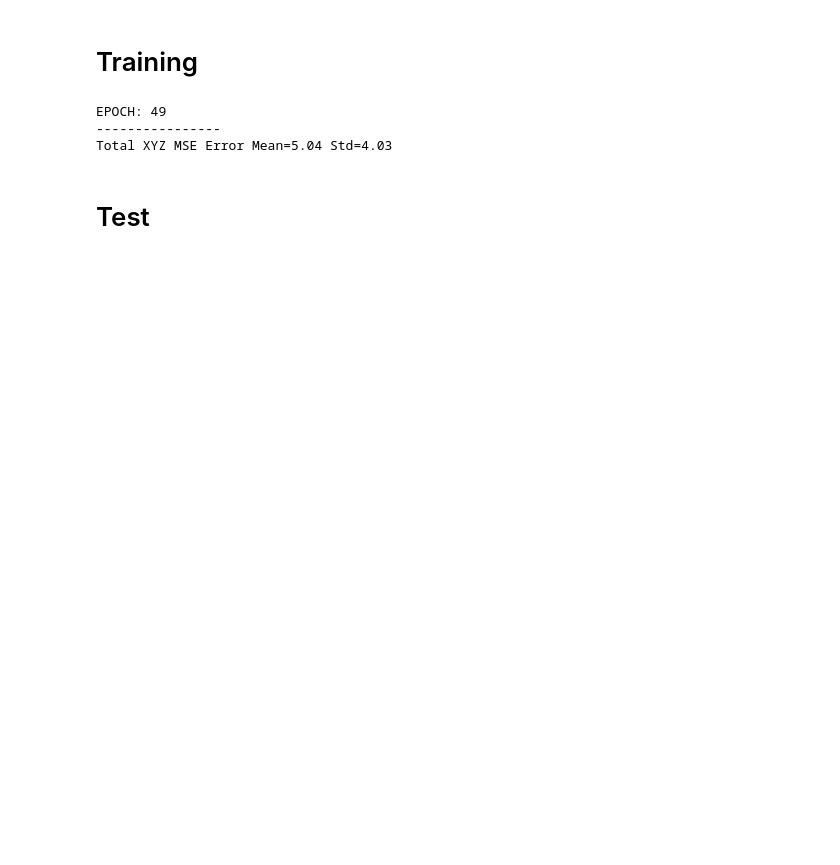
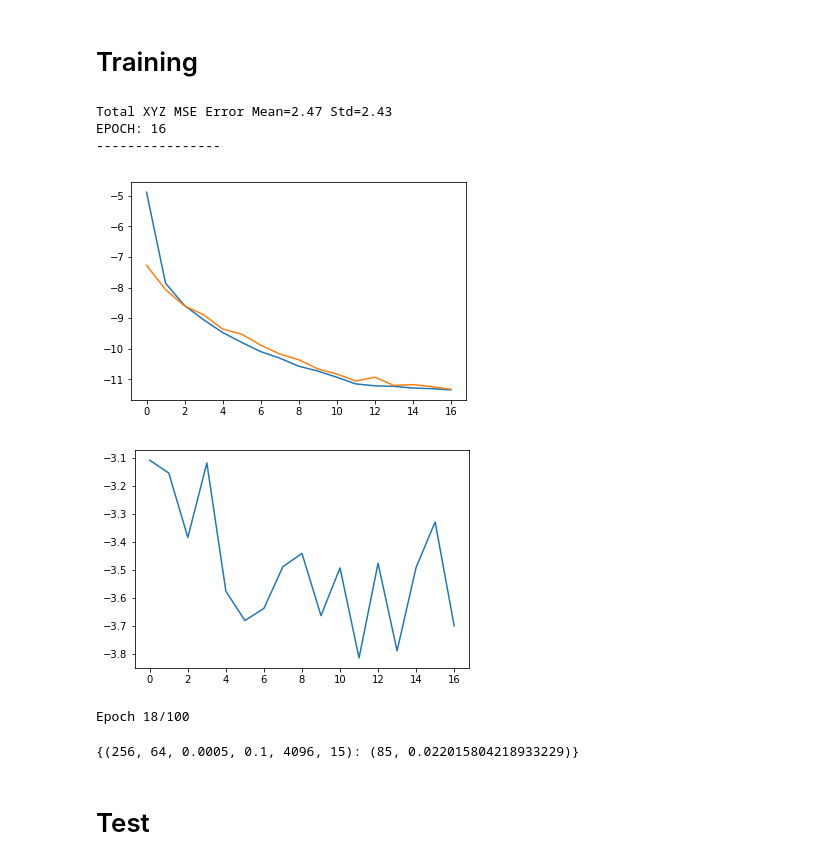
Before and after one commit to Fzaero/Deep-Effect-Trajectory-Prediction-in-Robot-Manipulation, a Jupyter notebook: Training Models.ipynb, the cells around one changed output. Cells and saved outputs as stored; diff of their text form; code cells hidden in the pictures; blank space fills up the shorter version.

```diff
--- a/Training Models.ipynb
+++ b/Training Models.ipynb
@@ -12,11 +10,11 @@ Using TensorFlow backend.
 # %%
-modelNumber=1
+modelNumber=3
 # 1: Basic LSTM Model
 # 2: Input Features first goes throush encoder, Then given to LSTM.
 # 3: Image CNN LSTM
-features=2
+features=4
 # features= 0:No Features,1:Support Points,2:ShapeContext,3:AutoEncoder,4:Image
-FeatureSize=110
+FeatureSize=(128,128,1)
 # FeatureSize= No Feature:0,Support Points:4, ShapeContext:110,420,1640,AutoEncoder:256,512,1024 Image:(128,128,1)
 # %%
 ## Model Parameters:
@@ -32,2 +72,39 @@ elif modelNumber==3:
 # %% [markdown]
 # Training
+# %%
+import pickle
+bestErrors=dict()
+for batc_size in [32,]:
+    for seq_length in [15,]:
+        TrainDg,valDg=prepare_data_for_model(modelNumber,features,FeatureSize,seq_length,batc_size)
+        for lr in [0.0005,]:
+            for dropout in [0.5,]:#np.arange(0.1,0.6,0.1):
+                for layer_size in [4096,]:#np.power(2,range(7,13)):
+                    for n_neurons in [256,]:#np.power(2,range(7,10)):
+                        print "---------",(n_neurons,batc_size,lr,dropout,layer_size,seq_length),'-----------------'
+                        model = model_type_3(n_neurons,seq_length, FeatureSize,dropout,layer_size,lr)
+                        errors=list()
+                        plt_callback=plt_cb(modelNumber,features,FeatureSize,seq_length,model,errors)
+                        reduce_lr= keras.callbacks.ReduceLROnPlateau(monitor='val_loss', factor=0.8,verbose=1, patience=5, mode='auto', cooldown=5)
+                        #save_model= keras.callbacks.ModelCheckpoint('weights.{epoch:02d}.hdf5', monitor='rollout_error', verbose=0, save_best_only=True, save_weights_only=False, mode='auto', period=1)
+                        model.fit_generator(generator=TrainDg,
+                            validation_data=valDg,
+                            epochs=100,
+                            use_multiprocessing=True,
+                            verbose=1,
+                            callbacks=[reduce_lr,plt_callback], #,save_model
+                            workers=32)
+                        bestErrors[(n_neurons,batc_size,lr,dropout,layer_size,seq_length)]=(np.argmin(errors),min(errors))
+with open('errors.pickle', 'wb') as handle:
+    pickle.dump(bestErrors, handle)
+# %% [output]
+Total XYZ MSE Error Mean=2.47 Std=2.43
+EPOCH: 16
+----------------
+[figure, added]
+[figure, added]
+Epoch 18/100
+# %%
+bestErrors
+# %% [output]
+{(256, 64, 0.0005, 0.1, 4096, 15): (85, 0.022015804218933229)}
@@ -34,40 +128,34 @@ elif modelNumber==3:
 # %%
 from IPython.display import clear_output
+import matplotlib.pyplot as plt
 error=100
+error_list=list()
 if modelNumber==3:
-    TrainDg,_=prepare_data_for_model(modelNumber,features,FeatureSize,seq_length)
+    TrainDg,valDg=prepare_data_for_model(modelNumber,features,FeatureSize,seq_length,32)
     for epoch in range(50):
+        plt.figure()
+        plt.plot(error_list)
+        plt.show()
         model.fit_generator(generator=TrainDg,
-                            steps_per_epoch=300,
+                            validation_data=valDg,
                             epochs=1,
                             use_multiprocessing=True,
                             verbose=1,
-                            workers=4)
+                            workers=32)
         clear_output()
         print 'EPOCH:',epoch
         print '----------------'
         val_error,var_error_std=validate_model(modelNumber,features,FeatureSize,seq_length,model)
-        if val_error<error:
-            error=val_error
-            print 'copied'
-            model_copy = keras.models.clone_model(model)
-            model_copy.set_weights(model.get_weights())
-    model_copy.save('models/m_'+str(modelNumber)+'_f'+str(features)+'.h5')
+        error_list.append(val_error)
+        model.save('models/m_'+str(modelNumber)+'_f'+str(features)+'_e'+str(epoch)+'.h5')
 else:
     x,y = prepare_data_for_model(modelNumber,features,FeatureSize,seq_length)
     for epoch in range(50):
-        model.fit(x,y,epochs=1)
+        model.fit(x,y,batch_size=32,epochs=1)
         clear_output()
         print 'EPOCH:',epoch
         print '----------------'
-        val_error,var_error_std=validate_model(modelNumber,features,FeatureSize,seq_length,model)
-        if val_error<error:
-            error=val_error
-            print 'copied'
-            model_copy = keras.models.clone_model(model)
-            model_copy.set_weights(model.get_weights())
-    model_copy.save('models/m_'+str(modelNumber)+'_f'+str(features)+'_fs'+str(FeatureSize)+'.h5')
+        val_error,var_error_std= validate_model(modelNumber,features,FeatureSize,seq_length,model)
+        error_list.append(val_error)
+        plt.plot(error_list)
+        model.save('models/m_'+str(modelNumber)+'_f'+str(features)+'_fs'+str(FeatureSize)+'e_'+str(epoch)+'.h5')
-# %% [output]
-EPOCH: 49
-----------------
-Total XYZ MSE Error Mean=5.04 Std=4.03
```
Also changed, not shown: parts of 6 cells of this notebook, 8 other files.
